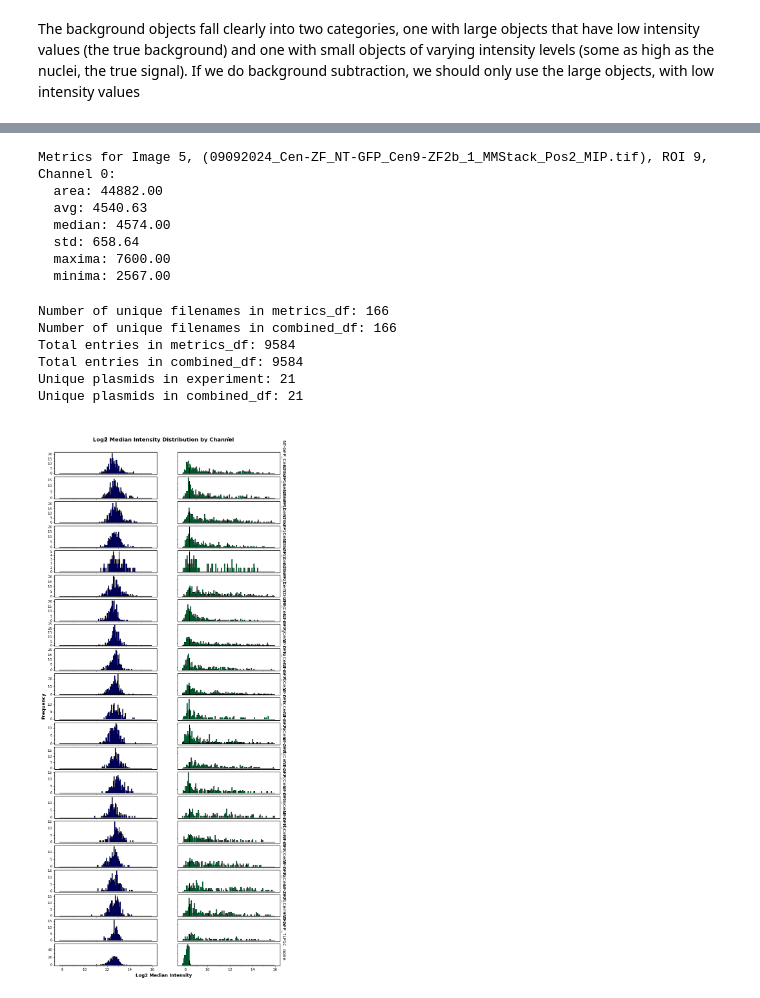
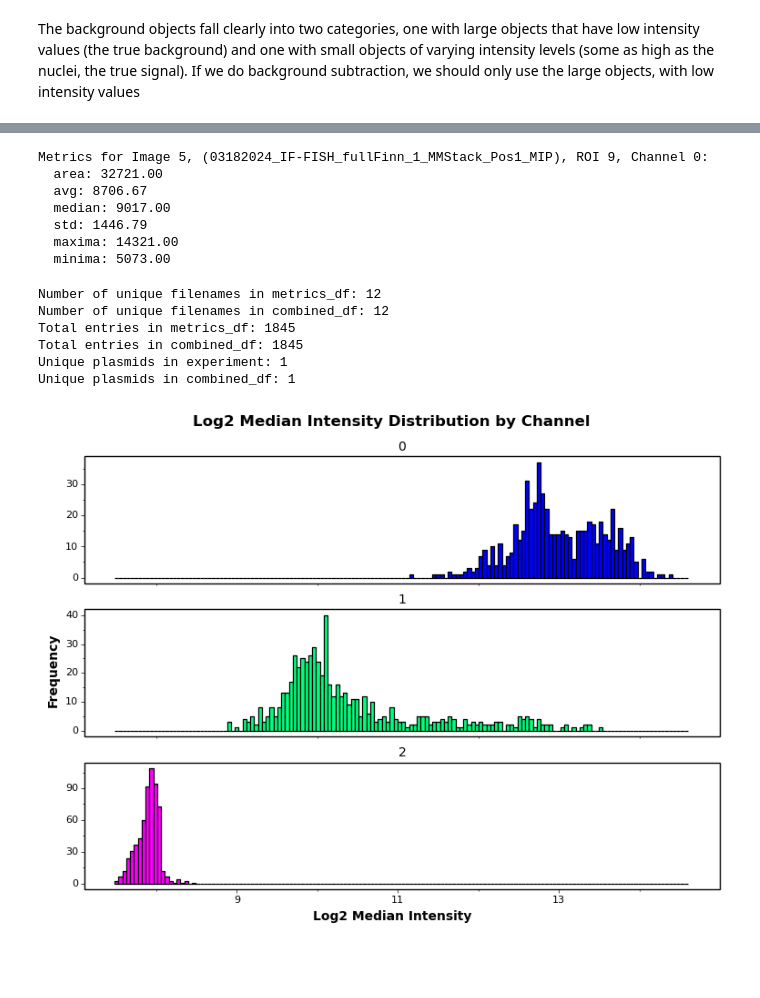
Before and after one commit to timotheelionnet/python_image-analysis, a Jupyter notebook: notebooks/img-explorer.ipynb, the cells around one changed output, grey strips where cells are left out. Saved outputs shown, nothing was run; the diff lists cells and outputs as text; code cells hidden in the pictures; blank space fills up the shorter version.

```diff
--- a/notebooks/img-explorer.ipynb
+++ b/notebooks/img-explorer.ipynb
@@ -493,7 +493,7 @@ data_rows = []
 # for each channel of each ROI in each image
 for image_key, rois in all_roi_metrics.items():
     image_index = int(image_key.split()[1])  # Extract image index
-    file_name = image_file_names[image_index]  # Get the file name from image_file_names list
+    file_name = image_base_names[image_index]  # Get the file name from image_base_names list
 
     for roi_key, channels in rois.items():
         for channel_key, metrics in channels.items():
@@ -520,7 +520,7 @@ data_rows = []
 # for each channel of each ROI in each image
 for image_key, rois in bs_roi_metrics.items():
     image_index = int(image_key.split()[1])  # Extract image index
-    file_name = image_file_names[image_index]  # Get the file name from image_file_names list
+    file_name = image_base_names[image_index]  # Get the file name from image_base_names list
 
     for roi_key, channels in rois.items():
         for channel_key, metrics in channels.items():
@@ -768,7 +768,7 @@ image_index = 5  # First image
 roi_index = 9   # ROI with ID 9
 channel_index = 0  # First channel
 
-image_file = image_file_names[image_index]
+image_file = image_base_names[image_index]
 image_key = f"Image {image_index}"
 roi_metrics = all_roi_metrics.get(image_key, {})
 roi_channel_metrics = roi_metrics.get(roi_index, {}).get(f'Channel {channel_index}', {})
@@ -777,13 +777,13 @@ print(f"Metrics for Image {image_index}, ({image_file}), ROI {roi_index}, Channe
 for metric, value in roi_channel_metrics.items():
     print(f"  {metric}: {value:.2f}")
 # %% [output]
-Metrics for Image 5, (09092024_Cen-ZF_NT-GFP_Cen9-ZF2b_1_MMStack_Pos2_MIP.tif), ROI 9, Channel 0:
-  area: 44882.00
-  avg: 4540.63
-  median: 4574.00
-  std: 658.64
-  maxima: 7600.00
-  minima: 2567.00
+Metrics for Image 5, (03182024_IF-FISH_fullFinn_1_MMStack_Pos1_MIP), ROI 9, Channel 0:
+  area: 32721.00
+  avg: 8706.67
+  median: 9017.00
+  std: 1446.79
+  maxima: 14321.00
+  minima: 5073.00
 # %%
 # CHUNK 7
 # Combine the metrics_df data frame with the metadata contained in exp_groups,
@@ -791,7 +791,7 @@ Metrics for Image 5, (09092024_Cen-ZF_NT-GFP_Cen9-ZF2b_1_MMStack_Pos2_MIP.tif),
 
 # First, modify filename in exp_groups so that it matches that of metrics_df
 # (instead of ending in ".ome.tif", it must end in "_MIP.tif")
-exp_groups['filename'] = exp_groups['filename'].str.replace('.ome.tif', '_MIP.tif')
+exp_groups['filename'] = exp_groups['filename'].str.replace('.ome.tif', '_MIP')
 
 # Then, combine both data frames with a left join using Pandas' merge() function
 combined_df = pd.merge(metrics_df, exp_groups, on = "filename", how = "inner")
@@ -814,12 +814,12 @@ unique_combined_plasmids = combined_df['plasmid'].nunique()
 print(f"Unique plasmids in experiment: {unique_plasmids}")
 print(f"Unique plasmids in combined_df: {unique_plasmids}")
 # %% [output]
-Number of unique filenames in metrics_df: 166
-Number of unique filenames in combined_df: 166
-Total entries in metrics_df: 9584
-Total entries in combined_df: 9584
-Unique plasmids in experiment: 21
-Unique plasmids in combined_df: 21
+Number of unique filenames in metrics_df: 12
+Number of unique filenames in combined_df: 12
+Total entries in metrics_df: 1845
+Total entries in combined_df: 1845
+Unique plasmids in experiment: 1
+Unique plasmids in combined_df: 1
 # %%
 # Plot the data obtained above for average intensity using plotnine
 
@@ -854,41 +854,41 @@ wide_df.rename(columns = {
 # Plot the values of Channel 0 (Hoechst) and Channel 1 (GFP) as histograms for each plasmid
 
 # Assign colors to each channel
-channel_colors = {0: 'blue', 1: 'springgreen'}
+channel_colors = {0: 'blue', 1: 'springgreen', 2: 'magenta'}
 
 # Define plot using plotnine
 plot = (
     p9.ggplot(data = combined_df) +
     p9.aes(x = 'log2_median', fill = 'factor(channel)') +  # factor() to treat channel as categorical
     p9.geom_histogram(bins = 150, color = 'black') +
-    p9.facet_grid('plasmid ~ channel', scales = 'free_y') +  # Create separate plots for each channel
+    p9.facet_wrap(' ~ channel', scales = 'free_y', ncol = 1) +  # Create separate plots for each channel
     p9.scale_x_continuous(limits = (combined_df['log2_median'].min(),
                                     combined_df['log2_median'].max())) +
     p9.scale_fill_manual(values = channel_colors) +
     p9.labs(title = 'Log2 Median Intensity Distribution by Channel',
             x = 'Log2 Median Intensity',
             y = 'Frequency') +
     p9.theme_bw() +
     p9.theme(figure_size = (9, 6), # Adjust figure size
              aspect_ratio = 1/5,
              subplots_adjust = {'wspace': 0.20},  # Adjust space between plots
              legend_position = 'none',  # Hide legend if desired
              panel_grid = p9.element_blank(),
              strip_background = p9.element_blank(),
              panel_border = p9.element_rect(color = 'black', linewidth = 1),
              axis_ticks = p9.element_line(color = 'black', linewidth = 0.5),
              plot_title = p9.element_text(size = 12, color = 'black', face = 'bold'),
              axis_text = p9.element_text(size = 8, color = 'black'),
              axis_title = p9.element_text(size = 10, color = 'black', face = 'bold'),
              legend_text = p9.element_text(size = 8, color = 'black'),
              legend_title = p9.element_text(size = 10, color = 'black', face = 'bold'),
              strip_text = p9.element_text(size = 10, color = 'black'))
 )
 
 # Print the plot
 print(plot)
 # %% [output]
-[figure, old version]
+[figure, new version]
 # %%
 # Scatterplot
 
```
Also changed, not shown: parts of 28 cells of this notebook.
